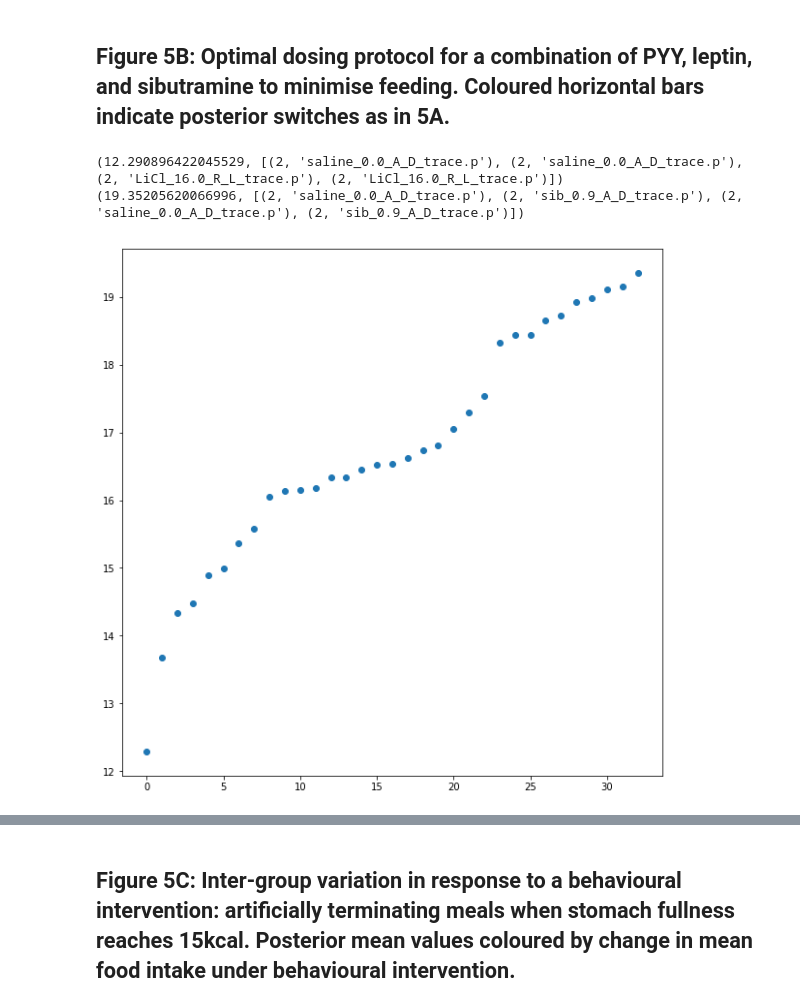
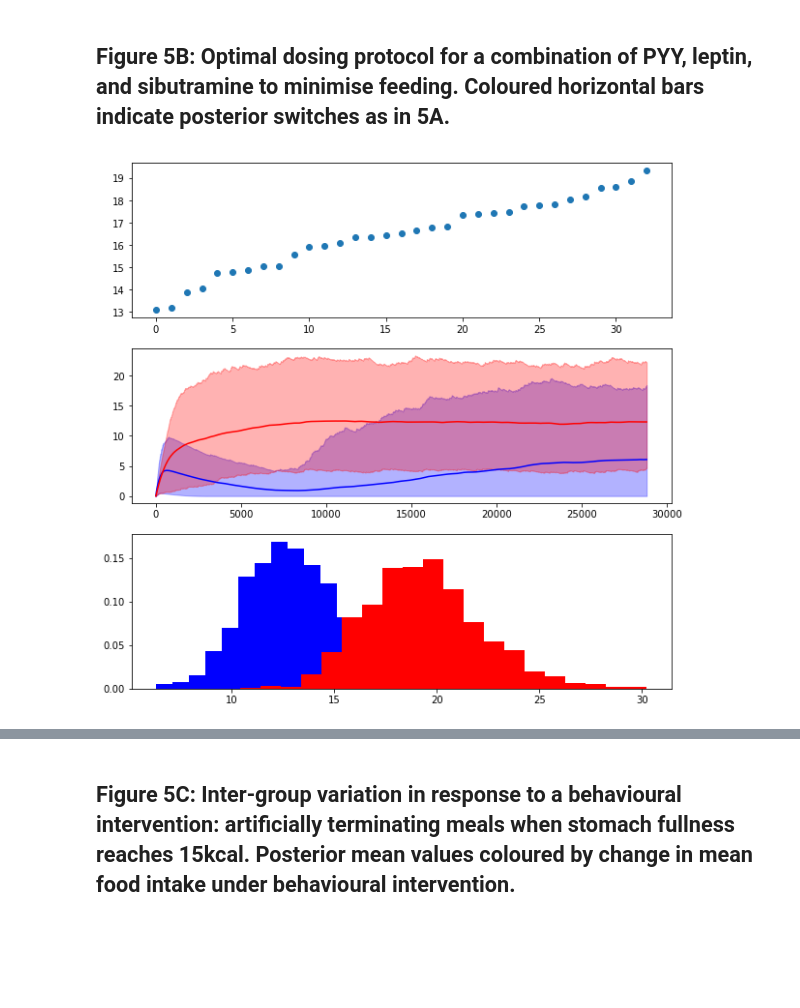
Before and after one commit to tomMcGrath/bayesian_feeding, a Jupyter notebook: Figure5.ipynb, the cells around one changed output, grey strips where cells are left out. Drawn from its saved outputs; the diff is of its cells as text; code cells hidden in the pictures; blank space fills up the shorter version.

```diff
--- a/Figure5.ipynb
+++ b/Figure5.ipynb
@@ -57,22 +56,21 @@ plt.show()
 # %%
 reload(plots)
 reload(helpers)
 
 ## NOTE: default drug is the first one in the list
 druglist = ['saline_0.0_A_D_trace.p',
             'LiCl_16.0_R_L_trace.p',
             'sib_0.9_A_D_trace.p']
 
 fig, axes, ranked_protocols = plots.optimise_protocols(group_dict,
                                                        druglist,
                                                        4,
                                                        2,
-                                                       min_default = 2,
-                                                       num_samples=10,
-                                                       cutoff=300)
+                                                       min_default=2,
+                                                       num_samples=1000,
+                                                       cutoff=300,
+                                                       pc=5)
 
 plt.show()
 # %% [output]
-(12.290896422045529, [(2, 'saline_0.0_A_D_trace.p'), (2, 'saline_0.0_A_D_trace.p'), (2, 'LiCl_16.0_R_L_trace.p'), (2, 'LiCl_16.0_R_L_trace.p')])
-(19.35205620066996, [(2, 'saline_0.0_A_D_trace.p'), (2, 'sib_0.9_A_D_trace.p'), (2, 'saline_0.0_A_D_trace.p'), (2, 'sib_0.9_A_D_trace.p')])
-[figure, old version]
+[figure, new version]
```
Also changed, not shown: parts of 4 cells of this notebook, 3 other files.
